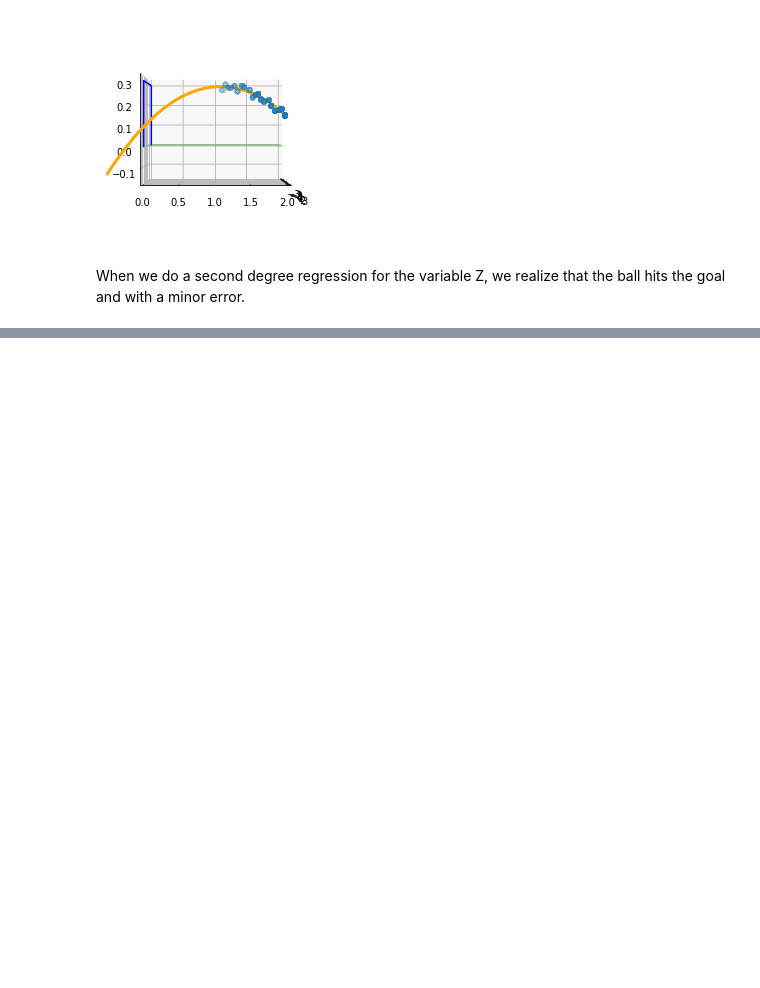
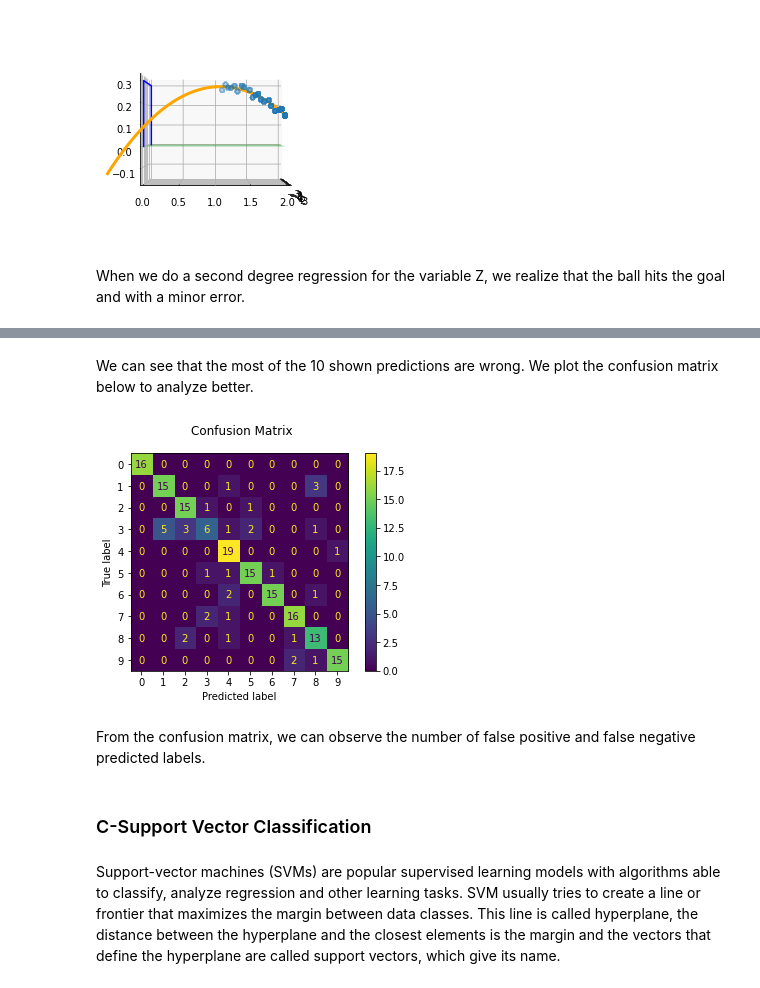
Before and after one commit to matheus-hatzlhoffer/MC886-Machine-Learning, a Jupyter notebook: Projeto 2/Project2.ipynb, the cells around one changed output, grey strips where cells are left out. Saved outputs shown, nothing was run; the diff lists cells and outputs as text; code cells hidden in the pictures; blank space fills up the shorter version.

```diff
--- a/Projeto 2/part1.ipynb
+++ b/Projeto 2/Project2.ipynb
@@ -445,0 +555,15 @@ When we do a second degree regression for the variable Z, we realize that the ba
+# %% [markdown]
+We can see that the most of the 10 shown predictions are wrong. We plot the confusion matrix below to analyze better.
+# %%
+disp = metrics.plot_confusion_matrix(cross_validation_tree['estimator'][np.argmax(cross_validation_tree['test_score'])], test_set, test_target)
+disp.figure_.suptitle("Confusion Matrix")
+
+plt.show()
+# %% [output]
+[figure, added]
+# %% [markdown]
+From the confusion matrix, we can observe the number of false positive and false negative predicted labels.
+# %% [markdown]
+### C-Support Vector Classification
+# %% [markdown]
+Support-vector machines (SVMs) are popular supervised learning models with algorithms able to classify, analyze regression and other learning tasks. SVM usually tries to create a line or frontier that maximizes the margin between data classes. This line is called hyperplane, the distance between the hyperplane and the closest elements is the margin and the vectors that define the hyperplane are called support vectors, which give its name.
```
Also changed, not shown: parts of 30 cells of this notebook, 1 other file.
